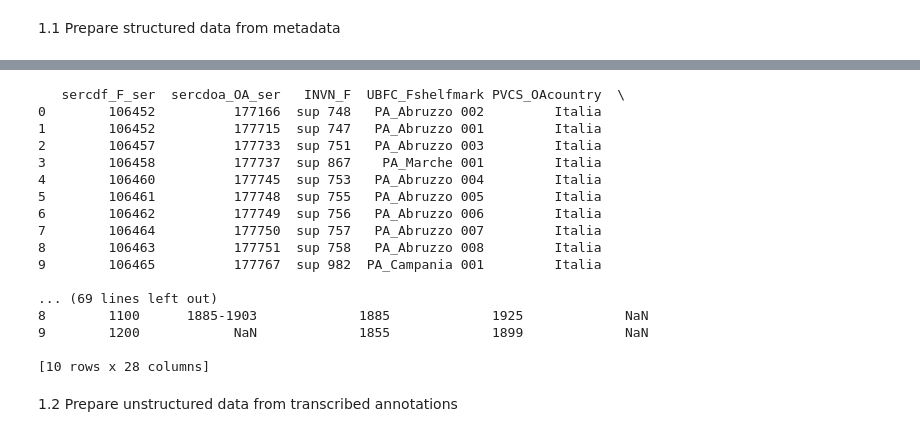
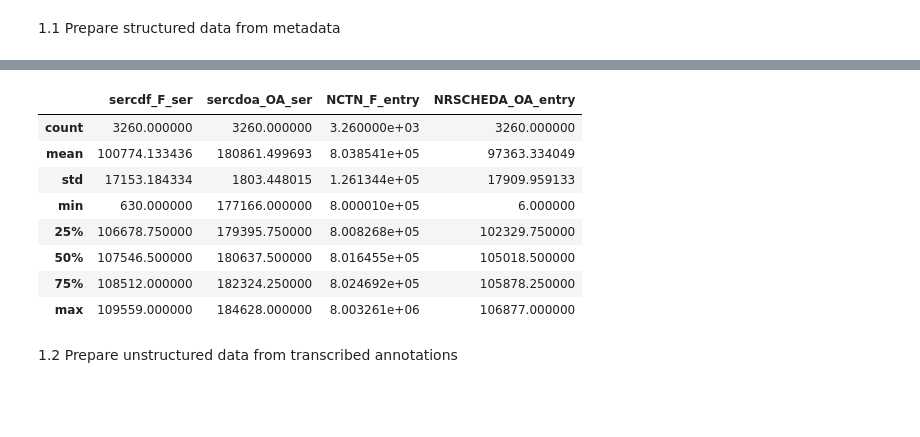
Before and after one commit to enri-ca/DTH_PA-, a Jupyter notebook: EPDS_EZ.ipynb, the cells around one changed output, grey strips where cells are left out. Saved outputs shown, nothing was run; the diff lists cells and outputs as text; code cells hidden in the pictures; blank space fills up the shorter version.

```diff
--- a/EPDS_EZ.ipynb
+++ b/EPDS_EZ.ipynb
@@ -118,7 +114,7 @@ header = ["sercdf_F_ser", "sercdoa_OA_ser", "INVN_F", "UBFC_Fshelfmark", #ids
           "ROFI_Fneg", "BIBA_OAbib",#external relations
           "OSS_Fnotes", "OSS_OAnotes", #unstructured infos
          "FTAN_filename", "NCTN_F_entry", "NRSCHEDA_OA_entry", #2ary ids
-        "DTSI_OAdate", "LRD_Fshotdates", "DTSI_Fprintdates", "DTSF_Fprintdates", "AUFA_Faut_dates"] #time
+        "DTZG_OAcentury", "LRD_Fshotdates", "DTSI_Fprintdates", "DTSF_Fprintdates", "AUFA_Faut_dates"] #time
 
 #setting an empty list
 data = []
@@ -159,8 +155,7 @@ for SCHEDA in F_root.findall("SCHEDA"):
     for SCHEDA in OA_root.findall("SCHEDA"):
         if SCHEDA.get("sercdoa") == oa_ser:
             title_oa = extract_data("./PARAGRAFO/SGTT")
-            date_from_oa = extract_data("./PARAGRAFO/DTSI")
-            date_to_oa = extract_data("./PARAGRAFO/DTSF")
+            century_oa = extract_data("./PARAGRAFO/DTZG")
             country_oa = extract_data("./PARAGRAFO/PVCS") #Original data report just 2 LRCS: name of the country where the shot was taken.
             town_oa = extract_data("./PARAGRAFO/PVCC") #Original data report just 2 LRCC: name of the country where the shot was taken.
             rep_oa = extract_data("./PARAGRAFO/LDCN")
@@ -179,52 +174,45 @@ for SCHEDA in F_root.findall("SCHEDA"):
             if extract_data("./PARAGRAFO/RIPETIZIONE/BIBA") != None:
                 #save the bib ref only if in 1800-1899 timespan (BIBD) otherwise put "NR" (not relevant)
                 if extract_data("./PARAGRAFO/RIPETIZIONE/BIBD") != None:
                     if "1799" < extract_data("./PARAGRAFO/RIPETIZIONE/BIBD") < "1900": #PRDU last date the OA was in that location
                         bib_oa = extract_data("./PARAGRAFO/RIPETIZIONE/BIBA")
                         bib_oa = bib_oa + " | " + str(extract_data("./PARAGRAFO/RIPETIZIONE/BIBD"))
                     else:
                         bib_oa = "NR"
             else:
                 bib_oa = None
 
     row = [oa_ser, f_ser, inv, shelf,
            country_oa, town_oa, rep_oa, prev_town_oa, aut_f_addr,
            aut_f, title_f, title_oa, aut_oa,
            type_oa, subj_main, subj_sub,
            neg_num, bib_oa,
            notes_f, notes_oa,
            filename, f_entry, oa_entry,
-           beg_date_oa, shotdates, printdates_start, printdates_end, aut_f_dates]
+           century_oa, shotdates, printdates_start, printdates_end, aut_f_dates]
     data.append(row)
 
 #Write the data and their header in a new csv dataset
 with open("data/F_OA_selected_data.csv", "w", encoding="utf-8", newline="") as tabular_data:
     # create the csv writer
     writer = csv.writer(tabular_data)
     writer.writerow(header)
     writer.writerows(data)
 
 #have a look at the data
 data_df = pd.read_csv('data/F_OA_selected_data.csv')
-print(data_df.head(10))
+#data_df.describe()
+#print(data_df.head(10))
 # %% [output]
-   sercdf_F_ser  sercdoa_OA_ser   INVN_F  UBFC_Fshelfmark PVCS_OAcountry  \
-0        106452          177166  sup 748   PA_Abruzzo 002         Italia
-1        106452          177715  sup 747   PA_Abruzzo 001         Italia
-2        106457          177733  sup 751   PA_Abruzzo 003         Italia
-3        106458          177737  sup 867    PA_Marche 001         Italia
-4        106460          177745  sup 753   PA_Abruzzo 004         Italia
-5        106461          177748  sup 755   PA_Abruzzo 005         Italia
-6        106462          177749  sup 756   PA_Abruzzo 006         Italia
-7        106464          177750  sup 757   PA_Abruzzo 007         Italia
-8        106463          177751  sup 758   PA_Abruzzo 008         Italia
-9        106465          177767  sup 982  PA_Campania 001         Italia
-
-... (69 lines left out)
-8        1100      1885-1903             1885             1925             NaN
-9        1200            NaN             1855             1899             NaN
-
-[10 rows x 28 columns]
+|  | sercdf_F_ser | sercdoa_OA_ser | NCTN_F_entry | NRSCHEDA_OA_entry |
+| count | 3260.000000 | 3260.000000 | 3.260000e+03 | 3260.000000 |
+| mean | 100774.133436 | 180861.499693 | 8.038541e+05 | 97363.334049 |
+| std | 17153.184334 | 1803.448015 | 1.261344e+05 | 17909.959133 |
+| min | 630.000000 | 177166.000000 | 8.000010e+05 | 6.000000 |
+| 25% | 106678.750000 | 179395.750000 | 8.008268e+05 | 102329.750000 |
+| 50% | 107546.500000 | 180637.500000 | 8.016455e+05 | 105018.500000 |
+| 75% | 108512.000000 | 182324.250000 | 8.024692e+05 | 105878.250000 |
+| max | 109559.000000 | 184628.000000 | 8.003261e+06 | 106877.000000 |
 # %% [markdown]
 1.2 Prepare unstructured data from transcribed annotations
 # %%
```
Also changed, not shown: parts of 21 cells of this notebook.
